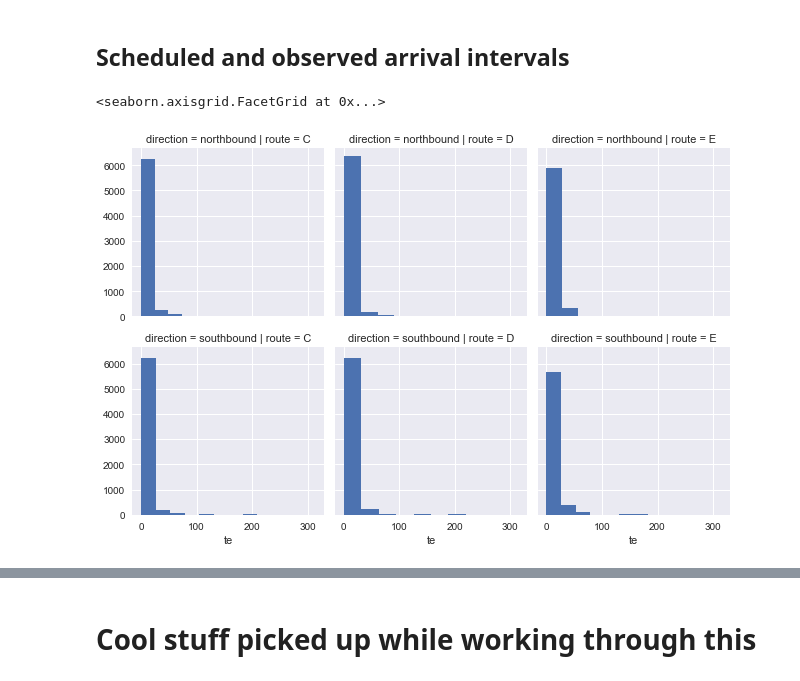
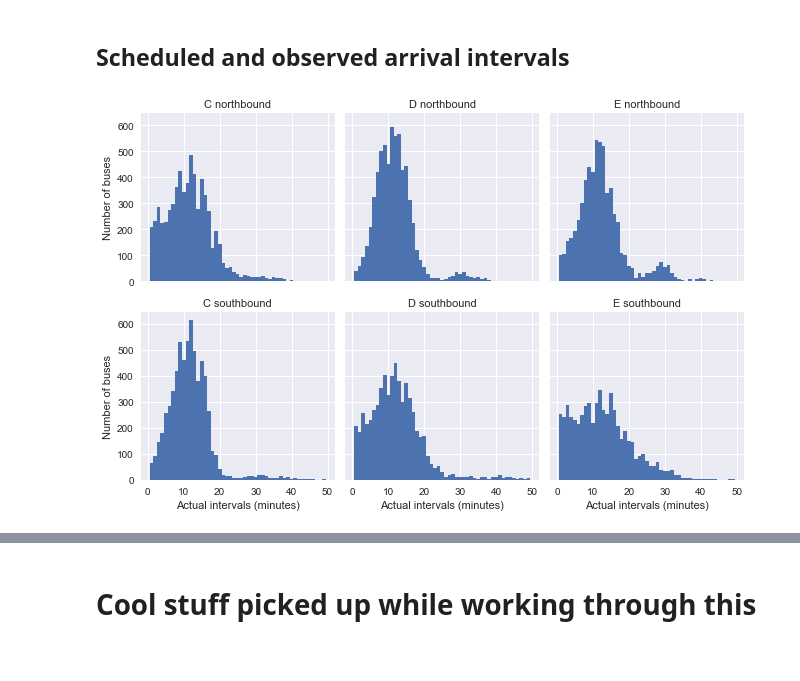
Before and after one commit to fabiangunzinger/bus_paradox, a Jupyter notebook: waiting_time_paradox.ipynb, the cells around one changed output, grey strips where cells are left out. Saved outputs shown, nothing was run; the diff lists cells and outputs as text; code cells hidden in the pictures.

```diff
--- a/waiting_time_paradox.ipynb
+++ b/waiting_time_paradox.ipynb
@@ -200,25 +200,21 @@ g.set_axis_labels('Minutes late', 'Number of buses');
 # %% [markdown]
 ## Scheduled and observed arrival intervals
 # %%
-def compute_intervals(scheduled):
+# Calculate actual and scheduled intervals
+
+def compute_interval(series):
     minute = np.timedelta64(1, 'm')
-    return scheduled.sort_values().diff() / minute
+    return series.sort_values().diff() / minute
 
-df['te'] = df.groupby(['route', 'direction'])['actual'].transform(compute_intervals)
-
-g = sns.FacetGrid(df, row='direction', col='route')
-g.map(plt.hist, 'te')
+grouped = df.groupby(['route', 'direction'])
+df['actual_interval'] = grouped['actual'].transform(compute_interval)
+df['scheduled_interval'] = grouped['scheduled'].transform(compute_interval)
-# %% [output]
-<seaborn.axisgrid.FacetGrid at 0x...>
-[figure, removed]
-# %%
-
-
-In [10]:
-def compute_headway(scheduled):
-    minute = np.timedelta64(1, 'm')
-    return scheduled.sort_values().diff() / minute
-
-grouped = df.groupby(['route', 'direction'])
-df['actual_interval'] = grouped['actual'].transform(compute_headway)
-df['scheduled_interval'] = grouped['scheduled'].transform(compute_headway)
+# %%
+# Plot actual intervals
+
+g = sns.FacetGrid(df, row='direction', col='route')
+g.map(plt.hist, 'actual_interval', bins=np.arange(50)+0.5)
+g.set_titles('{col_name} {row_name}')
+g.set_axis_labels('Actual intervals (minutes)', 'Number of buses');
+# %% [output]
+[figure, added]
```
Also changed, not shown: parts of 18 cells of this notebook.
